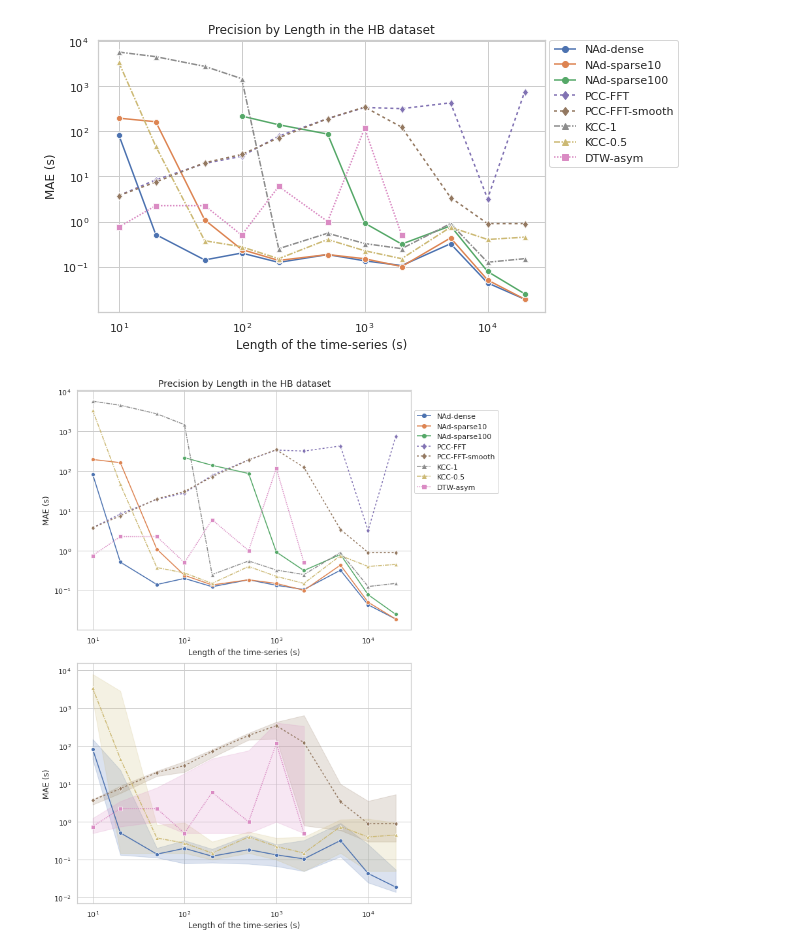
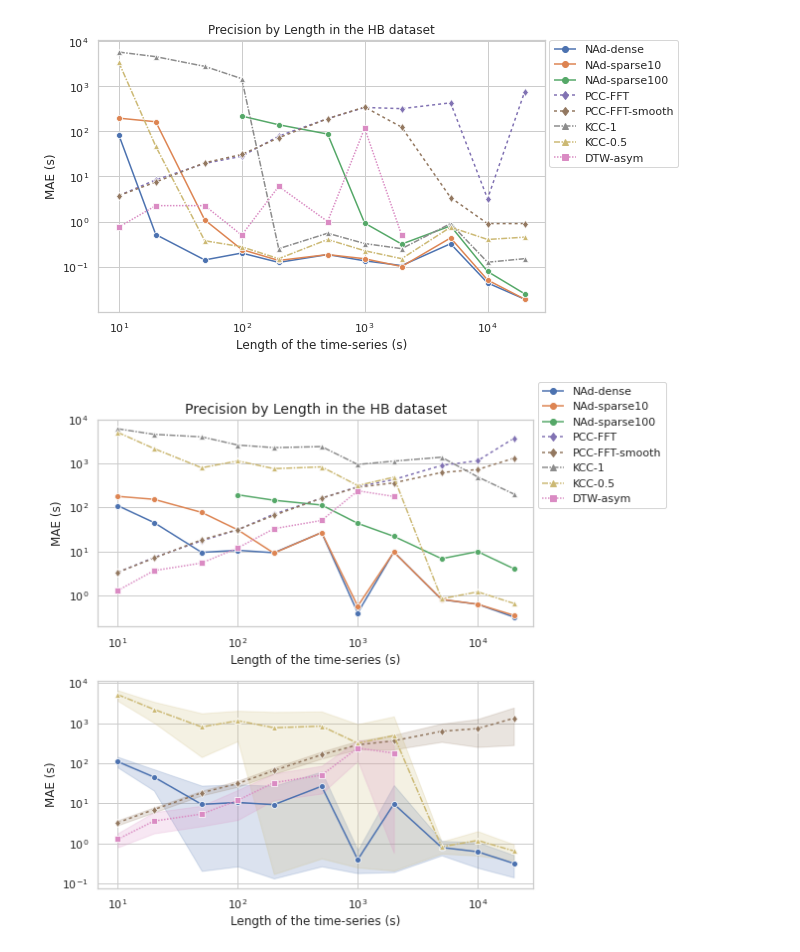
Before and after one commit to iot-salzburg/nearest-advocate, a Jupyter notebook: experiments/method_comparision_real.ipynb, the cells around one changed output. Drawn from its saved outputs; the diff is of its cells as text; code cells hidden in the pictures.

Commit message:
update figures

```diff
--- a/experiments/method_comparision_real.ipynb
+++ b/experiments/method_comparision_real.ipynb
@@ -369,7 +369,7 @@ plt.show()
 # %% [output]
 [figure]
 # %%
-fig, axes = plt.subplots(2, 1, figsize=(10,12))
+fig, axes = plt.subplots(2, 1, figsize=(9,8))
 axes[0].set_title("Precision by Length in the HB dataset", size=14)
 
 # melt the DataFrame
@@ -382,34 +382,34 @@ precision_plot = sns.lineplot(data=df_precision_melted[df_precision_melted["prec
                               markers={m: colorscheme[m]["p"] for m in METHODS},
                               dashes={m: colorscheme[m]["l"] for m in METHODS},
                               palette={m: colorscheme[m]["c"] for m in METHODS},
-                              estimator=np.median, errorbar=None,
+                              estimator=np.mean, errorbar=None,
                               ax=axes[0])
 axes[0].set_xlabel("Length of the time-series (s)")
 axes[0].set_ylabel("MAE (s)")
 precision_plot.set(xscale='log')
 precision_plot.set(yscale='log')
 
 # melt the DataFrame
 df_precision_melted = pd.melt(df_precision, id_vars="length", var_name="Method",
                               value_vars=METHODS, value_name="precision")
 df_precision_melted = df_precision_melted[df_precision_melted["Method"].apply(
     lambda m: m in ["NAd-dense", "PCC-FFT-smooth", "KCC-0.5", "DTW-asym"])]
 precision_plot = sns.lineplot(data=df_precision_melted[df_precision_melted["precision"] != 0],
                               x="length", y="precision",
                               hue="Method", style="Method",
                               markers={m: colorscheme[m]["p"] for m in METHODS},
                               dashes={m: colorscheme[m]["l"] for m in METHODS},
                               palette={m: colorscheme[m]["c"] for m in METHODS},
-                              estimator=np.median, errorbar=("ci", 95))
+                              estimator=np.mean, errorbar=("ci", 95))
 axes[1].set_xlabel("Length of the time-series (s)")
 axes[1].set_ylabel("MAE (s)")
 precision_plot.set(xscale='log')
 precision_plot.set(yscale='log')
 
 axes[0].legend(loc=(1.01, 0.57))
 axes[1].get_legend().remove()
 fig.tight_layout()
 plt.savefig("fig/realpairs_precision_length_HB_selected.png")
 plt.show()
 # %% [output]
-[figure, old version]
+[figure, new version]
```
Also changed, not shown: parts of 3 cells of this notebook, 8 other files.
